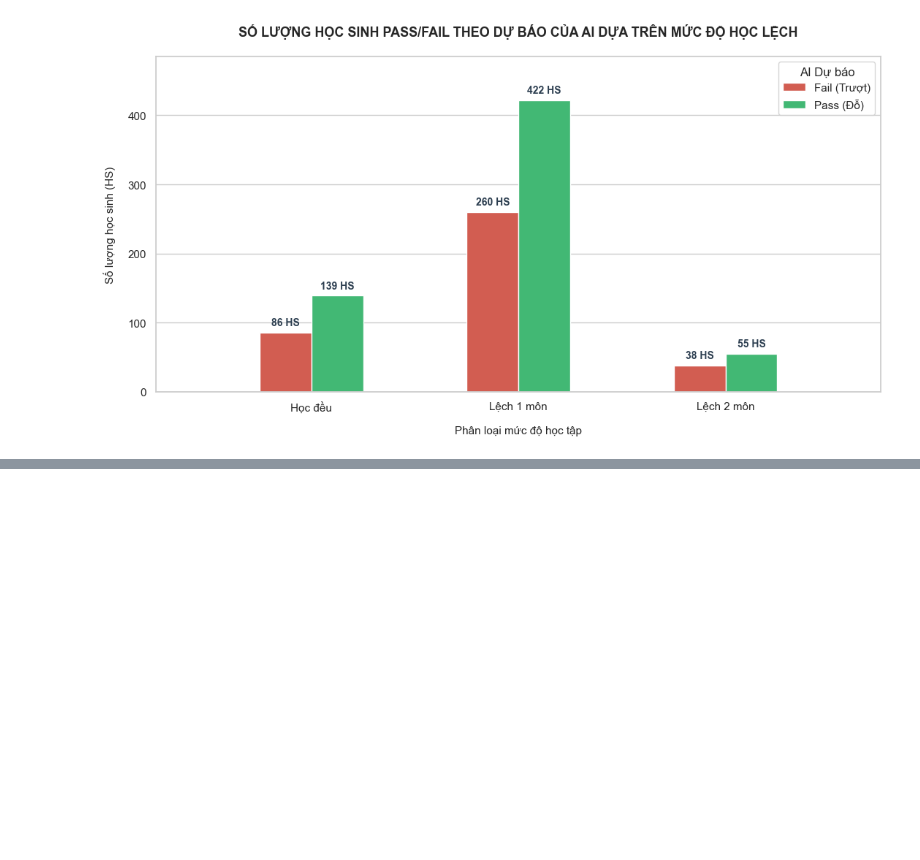
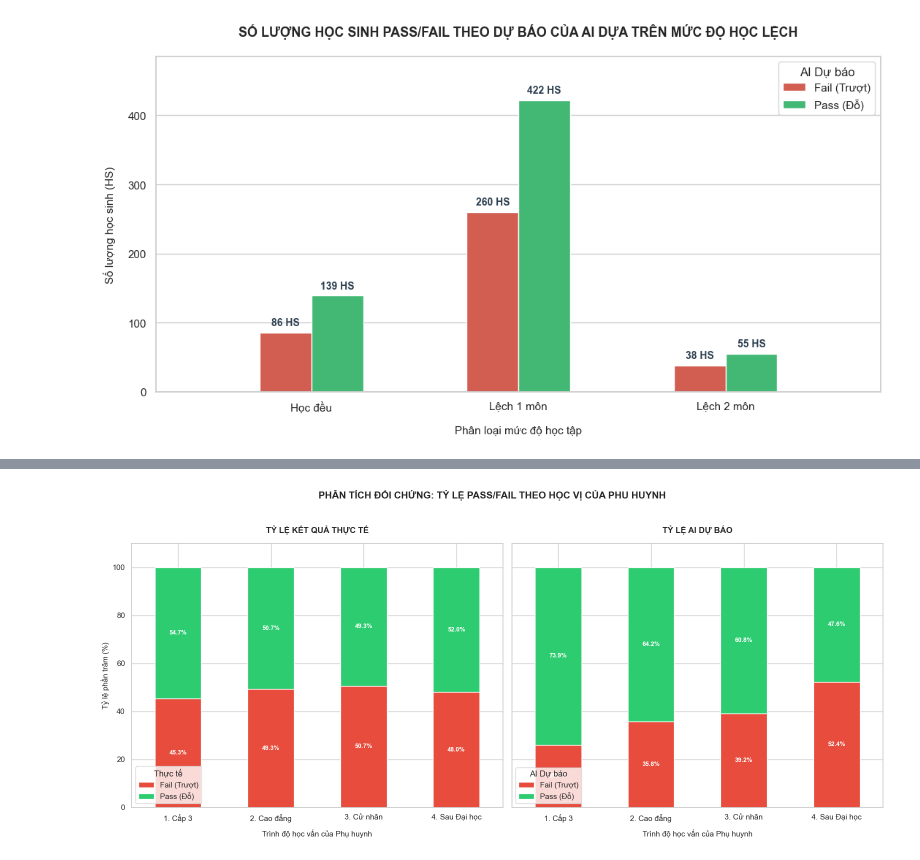
Before and after one commit to EnbacMig21/duan_datahsinh, a Jupyter notebook: phan_tich_data.ipynb, the cells around one changed output, grey strips where cells are left out. Saved outputs shown, nothing was run; the diff lists cells and outputs as text; code cells hidden in the pictures; blank space fills up the shorter version.

```diff
--- a/phan_tich_data.ipynb
+++ b/phan_tich_data.ipynb
@@ -1865,3 +1865,79 @@ Kiểu học tập    AI Dự báo  Số lượng học sinh
   Lệch 2 môn Fail (Trượt)                 38
   Lệch 2 môn    Pass (Đỗ)                 55
 [figure]
+# %%
+import pandas as pd
+import matplotlib.pyplot as plt
+
+# 1. Đọc file báo cáo mới nhất của bạn
+df = pd.read_csv('Bao_Cao_Du_Doan_Hoc_Sinh.csv')
+df.columns = df.columns.str.strip().str.lower()
+
+# Ánh xạ số thành tên học vị bằng Tiếng Việt để biểu đồ rõ ràng
+education_map = {
+    1: '1. Cấp 3',
+    2: '2. Cao đẳng',
+    3: '3. Cử nhân',
+    4: '4. Sau Đại học'
+}
+df['Học vị Phụ huynh'] = df['parent_education'].map(education_map)
+
+# Đổi nhãn kết quả sang tiếng Việt
+df['Thực tế'] = df['final_result'].map({1: 'Pass (Đỗ)', 0: 'Fail (Trượt)'})
+df['AI Dự báo'] = df['predicted_result'].map({1: 'Pass (Đỗ)', 0: 'Fail (Trượt)'})
+
+# 2. Lập bảng tỷ lệ chéo (Crosstab) và quy đổi sang tỷ lệ % (100%)
+# Cho Thực tế
+ct_actual = pd.crosstab(df['Học vị Phụ huynh'], df['Thực tế'])
+ct_actual_prop = ct_actual.div(ct_actual.sum(1), axis=0) * 100
+
+# Cho AI Dự báo
+ct_pred = pd.crosstab(df['Học vị Phụ huynh'], df['AI Dự báo'])
+ct_pred_prop = ct_pred.div(ct_pred.sum(1), axis=0) * 100
+
+# In số liệu ra màn hình để bạn tiện check và ghi vào slide
+print("--- TỶ LỆ % PHÂN PHỐI THỰC TẾ ---")
+print(ct_actual_prop.round(1).to_string())
+print("\n--- TỶ LỆ % PHÂN PHỐI AI DỰ BÁO ---")
+print(ct_pred_prop.round(1).to_string())
+
+# ==========================================================
+# 3. TRỰC QUAN HÓA (Vẽ khung hình đôi song song cân đối)
+# ==========================================================
+fig, axes = plt.subplots(1, 2, figsize=(16, 7), sharey=True)
+colors = ['#e74c3c', '#2ecc71'] # Màu đỏ cho Fail, Màu xanh lá cho Pass
+
+# --- BIỂU ĐỒ TRÁI: KẾT QUẢ THỰC TẾ ---
+ct_actual_prop.plot(kind='bar', stacked=True, color=colors, width=0.5, edgecolor='white', ax=axes[0])
+axes[0].set_title('TỶ LỆ KẾT QUẢ THỰC TẾ', fontsize=12, fontweight='bold', pad=15)
+axes[0].set_xlabel('Trình độ học vấn của Phụ huynh', fontsize=11, labelpad=10)
+axes[0].set_ylabel('Tỷ lệ phần trăm (%)', fontsize=11)
+axes[0].set_xticklabels(axes[0].get_xticklabels(), rotation=0)
+axes[0].legend(title='Thực tế', loc='lower left')
+
+# Thêm số liệu % vào từng phân đoạn (Thực tế)
+for rect in axes[0].patches:
+    h, w, x, y = rect.get_height(), rect.get_width(), rect.get_x(), rect.get_y()
+    if h > 5:
+        axes[0].annotate(f'{h:.1f}%', (x + w/2, y + h/2), ha='center', va='center', fontsize=9, fontweight='bold', color='white')
+
+# --- BIỂU ĐỒ PHẢI: KẾT QUẢ AI DỰ BÁO ---
+ct_pred_prop.plot(kind='bar', stacked=True, color=colors, width=0.5, edgecolor='white', ax=axes[1])
+axes[1].set_title('TỶ LỆ AI DỰ BÁO', fontsize=12, fontweight='bold', pad=15)
+axes[1].set_xlabel('Trình độ học vấn của Phụ huynh', fontsize=11, labelpad=10)
+axes[1].set_ylabel('') # Ẩn trục Y bên phải để dùng chung lề với bên trái
+axes[1].set_xticklabels(axes[1].get_xticklabels(), rotation=0)
+axes[1].legend(title='AI Dự báo', loc='lower left')
+
+# Thêm số liệu % vào từng phân đoạn (AI Dự báo)
+for rect in axes[1].patches:
+    h, w, x, y = rect.get_height(), rect.get_width(), rect.get_x(), rect.get_y()
+    if h > 5:
+        axes[1].annotate(f'{h:.1f}%', (x + w/2, y + h/2), ha='center', va='center', fontsize=9, fontweight='bold', color='white')
+
+# --- CĂN CHỈNH TỔNG THỂ BỐ CỤC ---
+plt.suptitle('PHÂN TÍCH ĐỐI CHỨNG: TỶ LỆ PASS/FAIL THEO HỌC VỊ CỦA PHU HUYNH', fontsize=14, fontweight='bold', y=1.02)
+plt.ylim(0, 110)
+plt.tight_layout()
+plt.show()
+# %% [output]
@@ -1867,0 +1959 @@ Kiểu học tập    AI Dự báo  Số lượng học sinh
+[figure, added]
```
Also changed, not shown: parts of 1 cell of this notebook.
